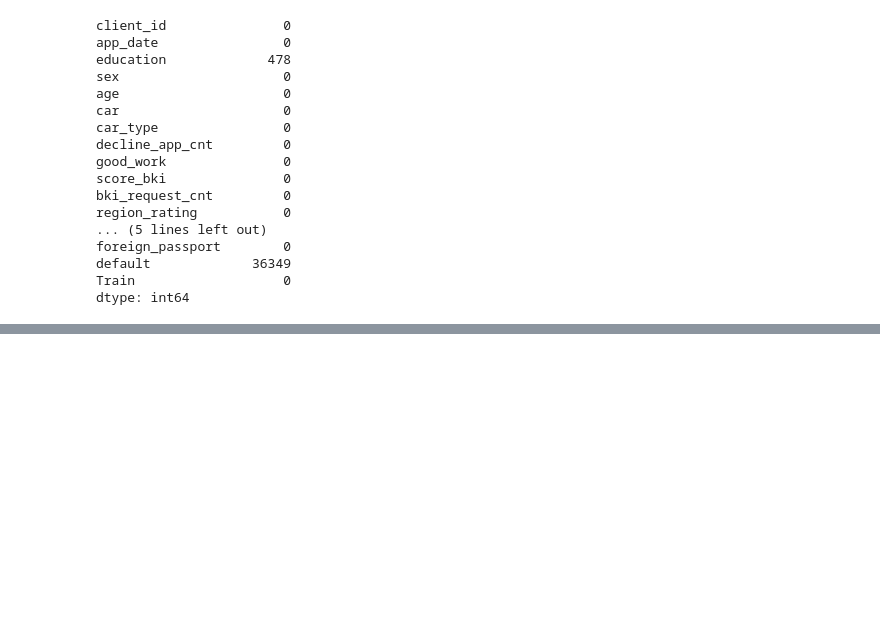
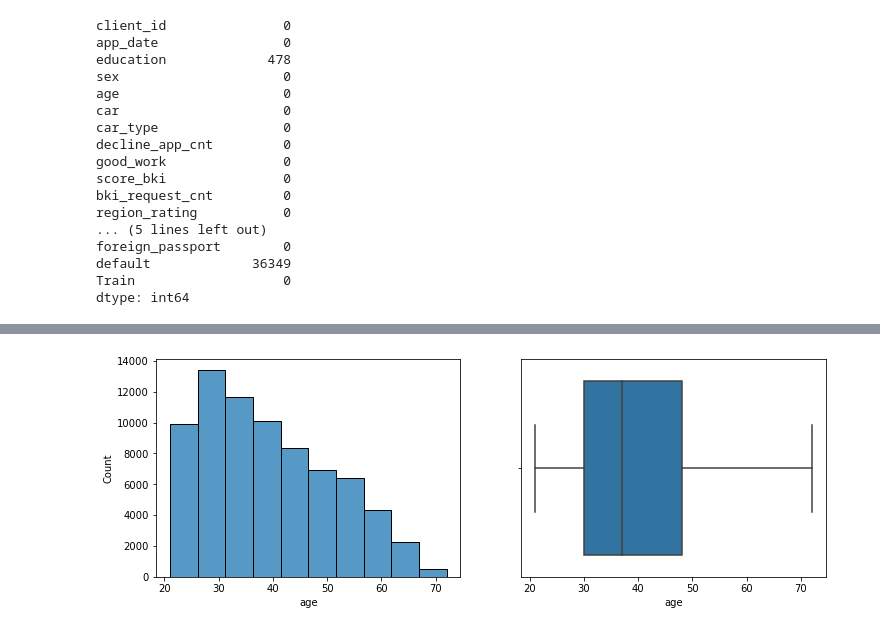
Before and after one commit to Golovolastik/skillfactory_rds, a Jupyter notebook: module_5/credit_scoring.ipynb, the cells around one changed output, grey strips where cells are left out. Cells and saved outputs as stored; diff of their text form; code cells hidden in the pictures; blank space fills up the shorter version.

```diff
--- a/module_5/credit_scoring.ipynb
+++ b/module_5/credit_scoring.ipynb
@@ -118,0 +134,5 @@ dtype: int64
+# %%
+def draw_plot(dataset, parameter):
+    fig, ax = plt.subplots(1, 2, figsize=(12, 4))
+    sns.histplot(dataset[parameter], bins=10, ax=ax[0])
+    sns.boxplot(dataset[parameter], ax=ax[1])
@@ -118,0 +167,4 @@ dtype: int64
+# %%
+draw_plot(train, 'age')
+# %% [output]
+[figure, added]
```
Also changed, not shown: parts of 20 cells of this notebook.
